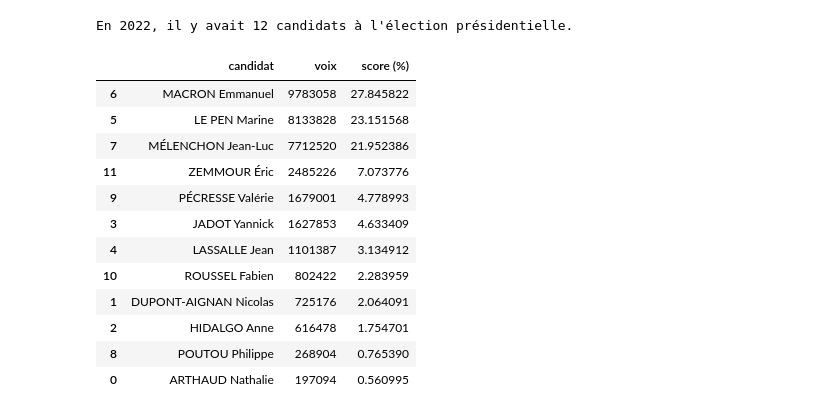
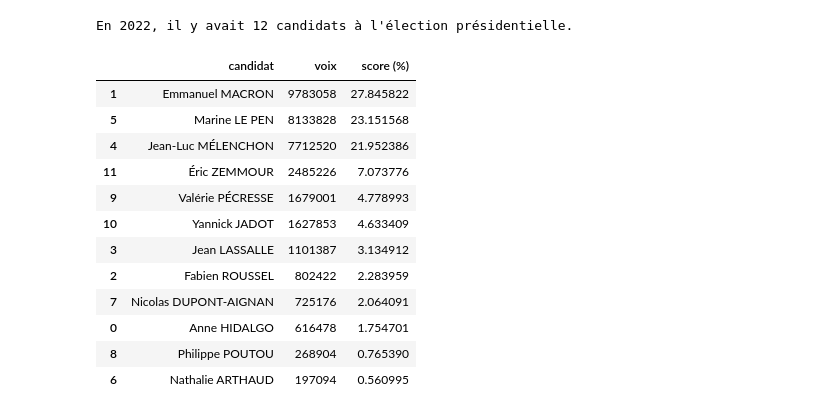
Before and after one commit to Id-bella/Projet_data, a Jupyter notebook: DM_notebook.ipynb, the cells around one changed output. Drawn from its saved outputs; the diff is of its cells as text; code cells hidden in the pictures.

```diff
--- a/DM_notebook.ipynb
+++ b/DM_notebook.ipynb
@@ -20,7 +45,7 @@ df['code_commune'] = (
     df['code_commune'].astype(str).str.zfill(3)
     )
 
-df['candidat'] = ( df['nom'] +' '+ df['prenom'])
+df['candidat'] = ( df['prenom'] +' '+ df['nom'])
 
 df.head()
 # %% [output]
@@ -42,23 +67,26 @@ En 2022, il y avait 12 candidats à l'élection présidentielle.
 # %%
 # Question 3
 
+# Q3 corrigée
+exclusions = ["Abstentions", "Blancs", "Nuls"]
+results = df[~df["candidat"].isin(exclusions)].groupby("candidat")["voix"].sum().reset_index()
 results = df.groupby("candidat")["voix"].sum().reset_index()
 total_voix = results["voix"].sum()
 results["score (%)"] = (results["voix"] / total_voix) * 100
 results = results.sort_values(by="voix", ascending=False)
 
 results
 # %% [output]
 |  | candidat | voix | score (%) |
-| 6 | MACRON Emmanuel | 9783058 | 27.845822 |
-| 5 | LE PEN Marine | 8133828 | 23.151568 |
-| 7 | MÉLENCHON Jean-Luc | 7712520 | 21.952386 |
-| 11 | ZEMMOUR Éric | 2485226 | 7.073776 |
-| 9 | PÉCRESSE Valérie | 1679001 | 4.778993 |
-| 3 | JADOT Yannick | 1627853 | 4.633409 |
-| 4 | LASSALLE Jean | 1101387 | 3.134912 |
-| 10 | ROUSSEL Fabien | 802422 | 2.283959 |
-| 1 | DUPONT-AIGNAN Nicolas | 725176 | 2.064091 |
-| 2 | HIDALGO Anne | 616478 | 1.754701 |
-| 8 | POUTOU Philippe | 268904 | 0.765390 |
-| 0 | ARTHAUD Nathalie | 197094 | 0.560995 |
+| 1 | Emmanuel MACRON | 9783058 | 27.845822 |
+| 5 | Marine LE PEN | 8133828 | 23.151568 |
+| 4 | Jean-Luc MÉLENCHON | 7712520 | 21.952386 |
+| 11 | Éric ZEMMOUR | 2485226 | 7.073776 |
+| 9 | Valérie PÉCRESSE | 1679001 | 4.778993 |
+| 10 | Yannick JADOT | 1627853 | 4.633409 |
+| 3 | Jean LASSALLE | 1101387 | 3.134912 |
+| 2 | Fabien ROUSSEL | 802422 | 2.283959 |
+| 7 | Nicolas DUPONT-AIGNAN | 725176 | 2.064091 |
+| 0 | Anne HIDALGO | 616478 | 1.754701 |
+| 8 | Philippe POUTOU | 268904 | 0.765390 |
+| 6 | Nathalie ARTHAUD | 197094 | 0.560995 |
```
Also changed, not shown: parts of 17 cells of this notebook.
